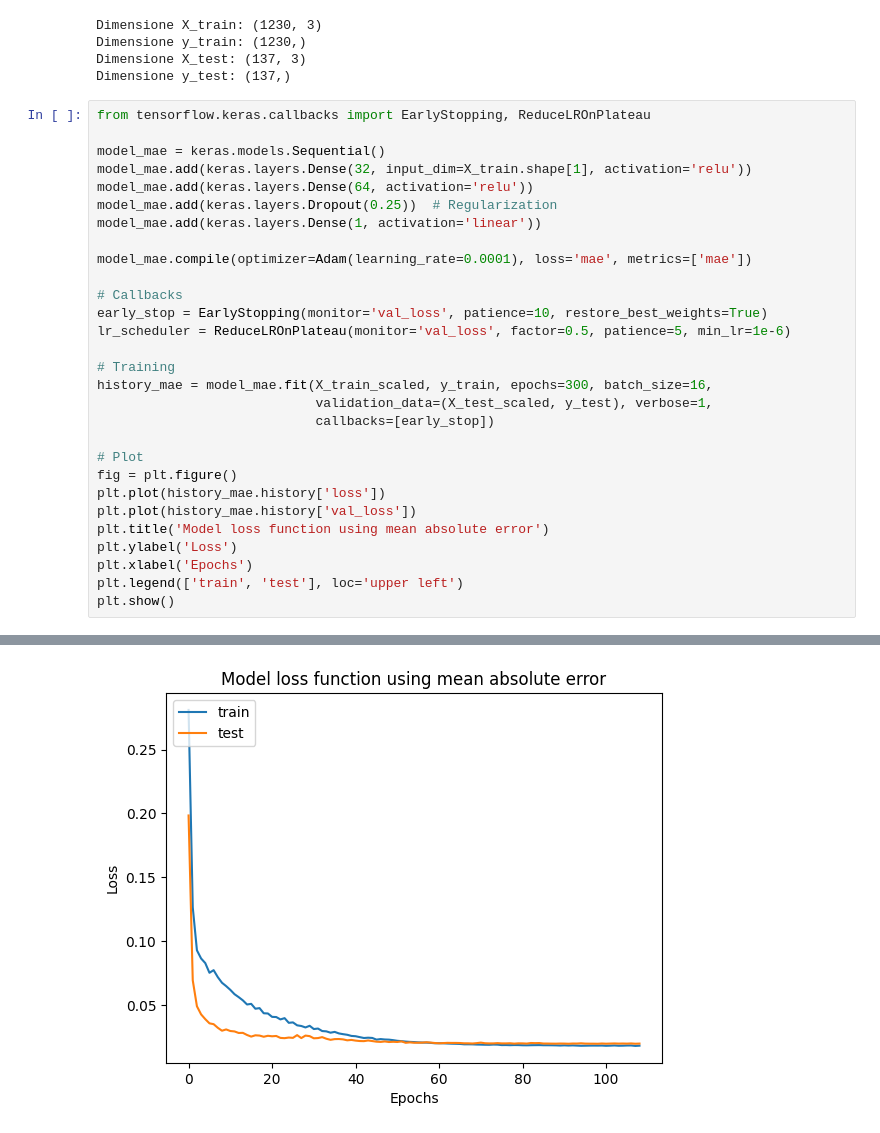
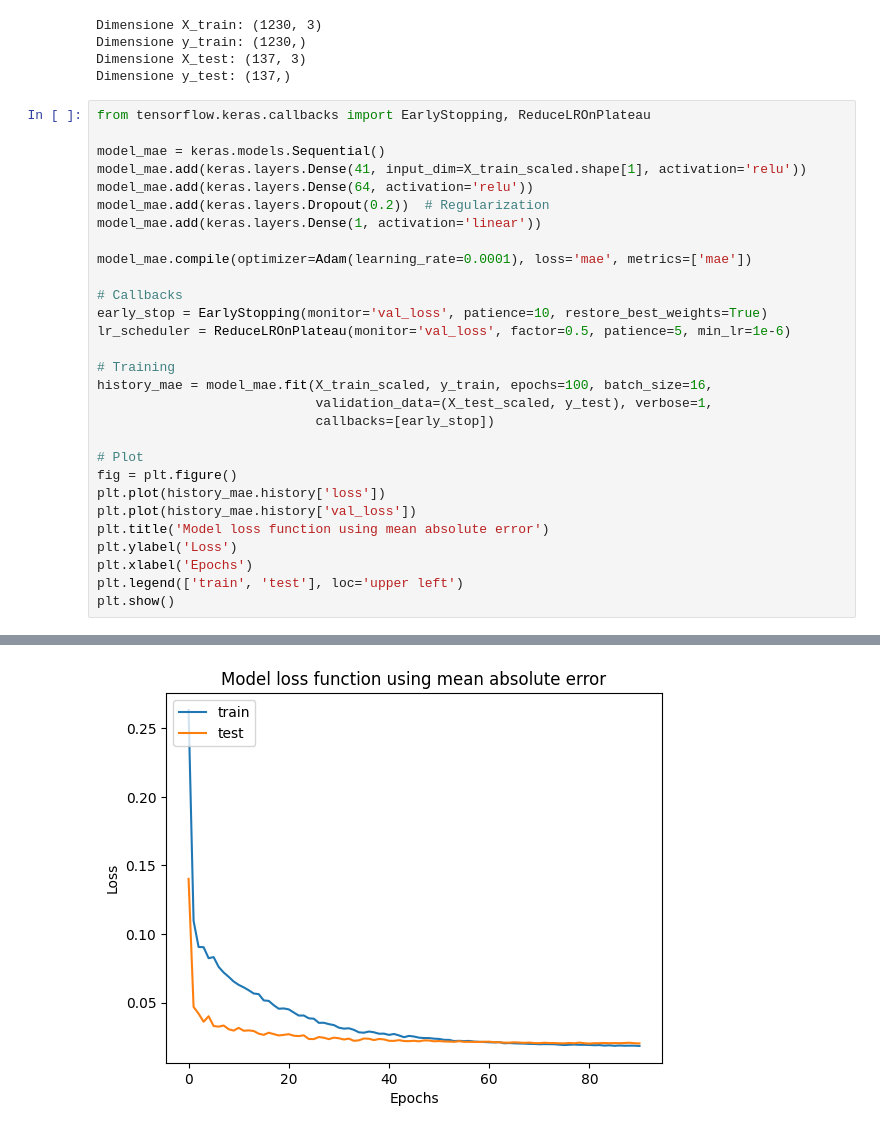
Before and after one commit to filippovicentini/TdLM, a Jupyter notebook: test_su_dati_reali.ipynb, the cells around one changed output, grey strips where cells are left out. Drawn from its saved outputs; the diff is of its cells as text.

```diff
--- a/test_su_dati_reali.ipynb
+++ b/test_su_dati_reali.ipynb
@@ -264,9 +267,9 @@ Dimensione y_test: (137,)
 from tensorflow.keras.callbacks import EarlyStopping, ReduceLROnPlateau
 
 model_mae = keras.models.Sequential()
-model_mae.add(keras.layers.Dense(32, input_dim=X_train.shape[1], activation='relu'))
+model_mae.add(keras.layers.Dense(41, input_dim=X_train_scaled.shape[1], activation='relu'))
 model_mae.add(keras.layers.Dense(64, activation='relu'))
-model_mae.add(keras.layers.Dropout(0.25))  # Regularization
+model_mae.add(keras.layers.Dropout(0.2))  # Regularization
 model_mae.add(keras.layers.Dense(1, activation='linear'))
 
 model_mae.compile(optimizer=Adam(learning_rate=0.0001), loss='mae', metrics=['mae'])
@@ -276,7 +279,7 @@ early_stop = EarlyStopping(monitor='val_loss', patience=10, restore_best_weights
 lr_scheduler = ReduceLROnPlateau(monitor='val_loss', factor=0.5, patience=5, min_lr=1e-6)
 
 # Training
-history_mae = model_mae.fit(X_train_scaled, y_train, epochs=300, batch_size=16,
+history_mae = model_mae.fit(X_train_scaled, y_train, epochs=100, batch_size=16,
                             validation_data=(X_test_scaled, y_test), verbose=1,
                             callbacks=[early_stop])
 
@@ -310,4 +313,4 @@ Epoch 109/300
-[figure, old version]
+[figure, new version]
 # %%
 y_pred = model_mae.predict(X_test_scaled)
 y_pred = y_pred.ravel()
```
Also changed, not shown: parts of 10 cells of this notebook.
